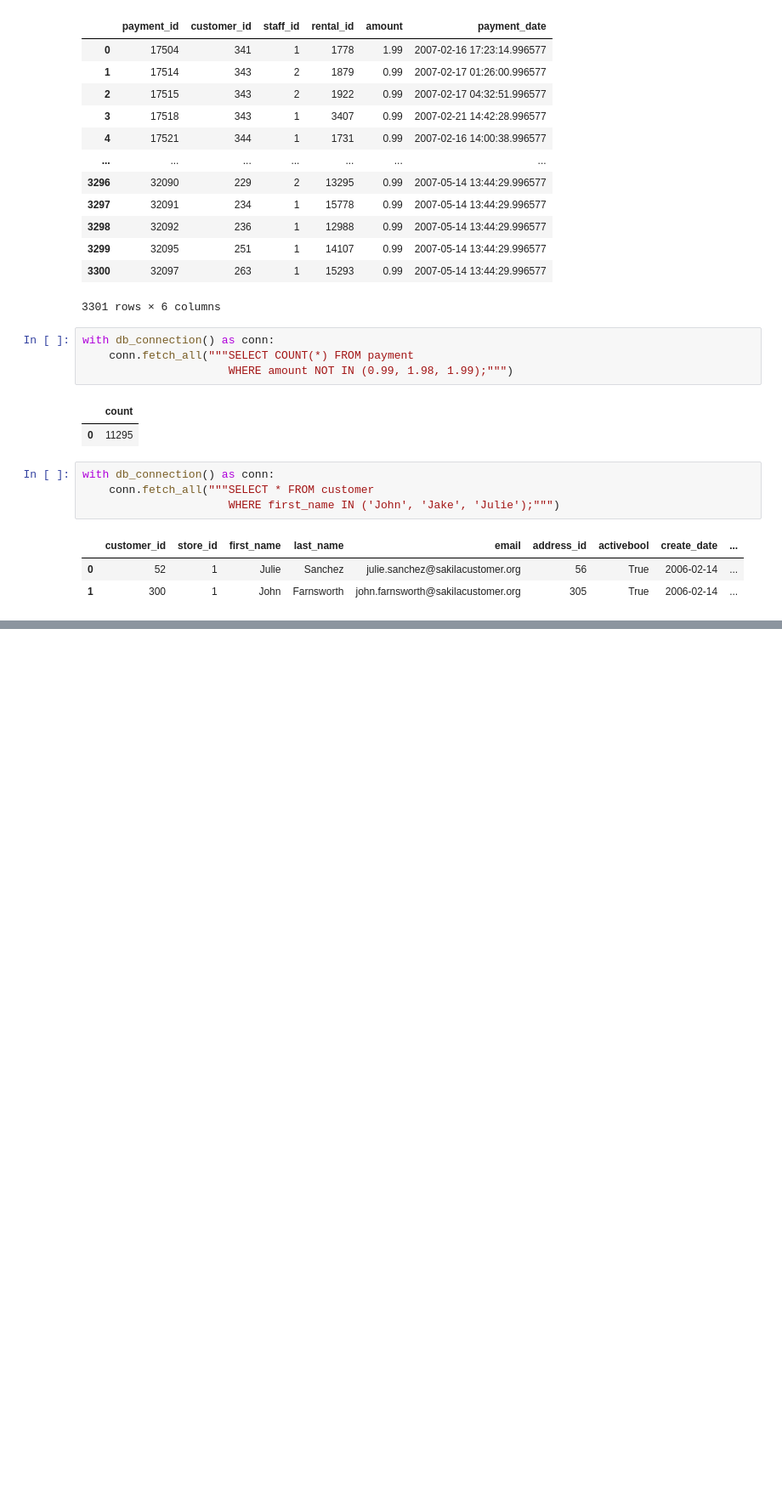
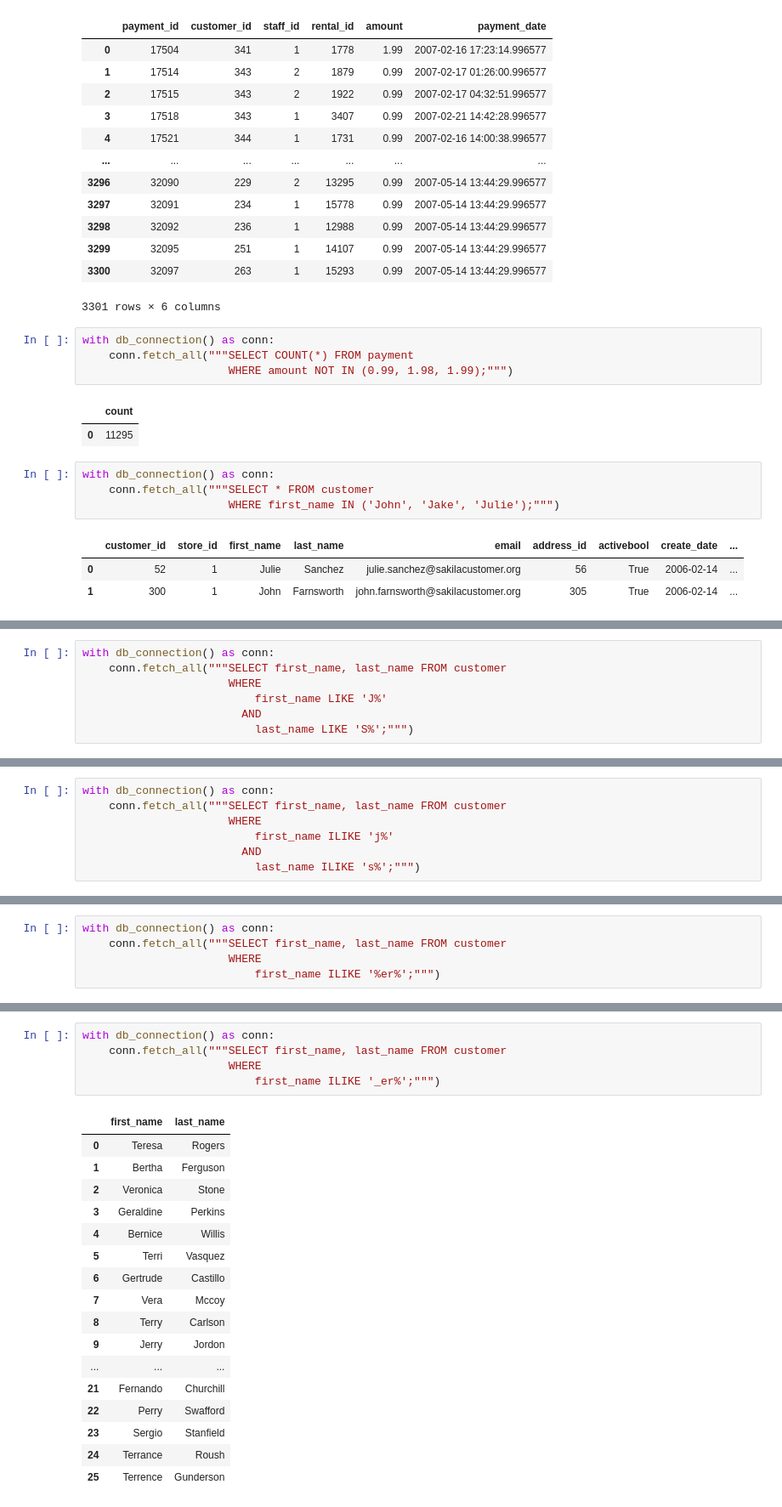
Before and after one commit to LukasRub/complete-sql-bootcamp, a Jupyter notebook: src/BETWEEN, IN, LIKE, ILIKE conditions.ipynb, the cells around one changed output, grey strips where cells are left out. Shown: that part at 85% size. Drawn from its saved outputs; the diff is of its cells as text; blank space fills up the shorter version.

Commit message:
LIKE/ILIKE lecture

```diff
--- a/src/BETWEEN, IN conditions.ipynb
+++ b/src/BETWEEN, IN, LIKE, ILIKE conditions.ipynb
@@ -201,0 +210,7 @@ with db_connection() as conn:
+# %%
+with db_connection() as conn:
+    conn.fetch_all("""SELECT first_name, last_name FROM customer
+                      WHERE
+                          first_name LIKE 'J%'
+                        AND
+                          last_name LIKE 'S%';""")
@@ -201,0 +224,7 @@ with db_connection() as conn:
+# %%
+with db_connection() as conn:
+    conn.fetch_all("""SELECT first_name, last_name FROM customer
+                      WHERE
+                          first_name ILIKE 'j%'
+                        AND
+                          last_name ILIKE 's%';""")
@@ -201,0 +238,5 @@ with db_connection() as conn:
+# %%
+with db_connection() as conn:
+    conn.fetch_all("""SELECT first_name, last_name FROM customer
+                      WHERE
+                          first_name ILIKE '%er%';""")
@@ -201,0 +257,23 @@ with db_connection() as conn:
+# %%
+with db_connection() as conn:
+    conn.fetch_all("""SELECT first_name, last_name FROM customer
+                      WHERE
+                          first_name ILIKE '_er%';""")
+# %% [output]
+|  | first_name | last_name |
+| 0 | Teresa | Rogers |
+| 1 | Bertha | Ferguson |
+| 2 | Veronica | Stone |
+| 3 | Geraldine | Perkins |
+| 4 | Bernice | Willis |
+| 5 | Terri | Vasquez |
+| 6 | Gertrude | Castillo |
+| 7 | Vera | Mccoy |
+| 8 | Terry | Carlson |
+| 9 | Jerry | Jordon |
+| ... | ... | ... |
+| 21 | Fernando | Churchill |
+| 22 | Perry | Swafford |
+| 23 | Sergio | Stanfield |
+| 24 | Terrance | Roush |
+| 25 | Terrence | Gunderson |
```
Also changed, not shown: parts of 5 cells of this notebook.
